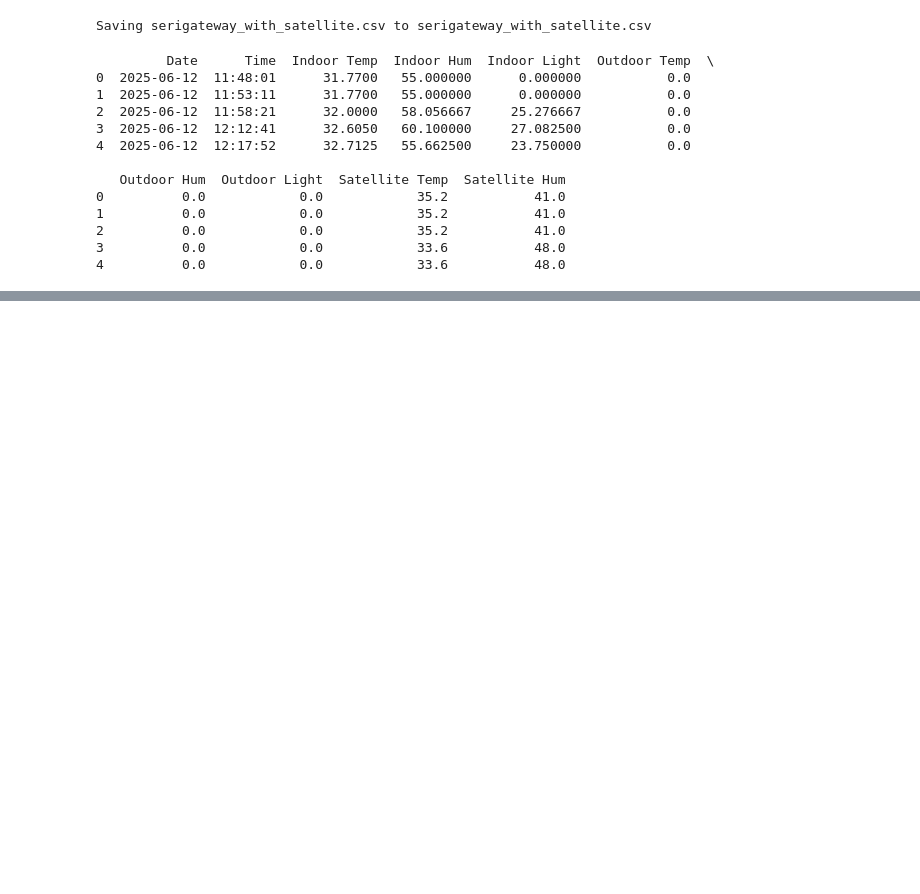
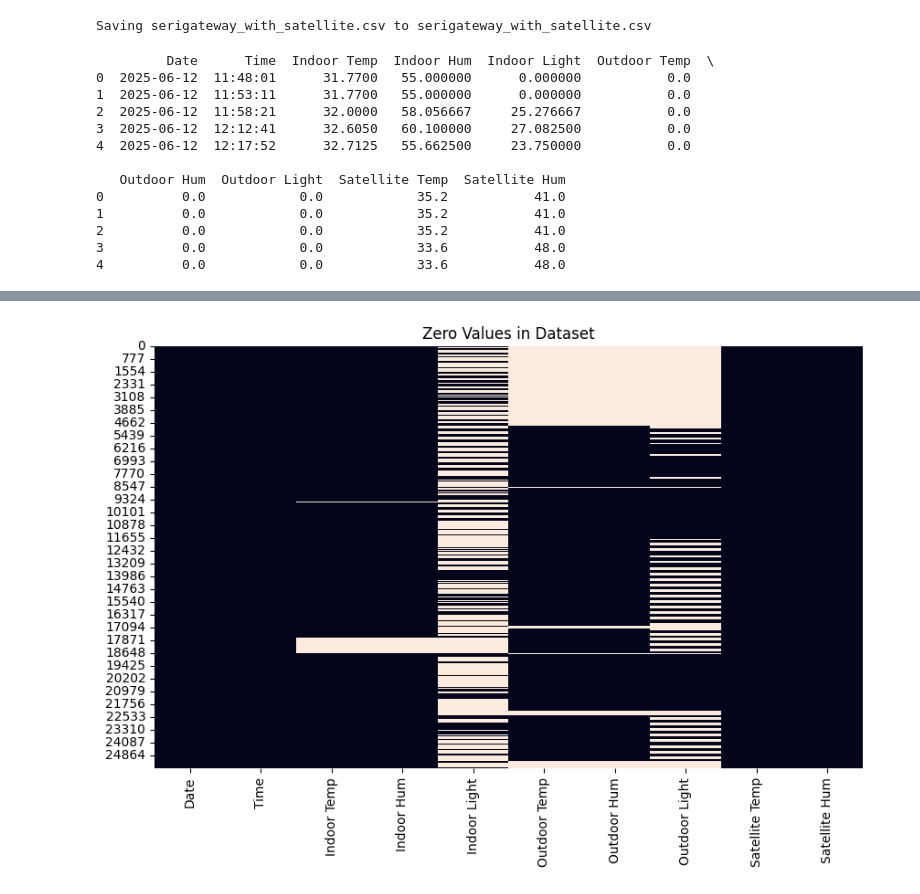
Before and after one commit to Harinadhavasala/Chatbot_Code, a Jupyter notebook: Untitled5.ipynb, the cells around one changed output, grey strips where cells are left out. Cells and saved outputs as stored; diff of their text form; code cells hidden in the pictures; blank space fills up the shorter version.

```diff
--- a/Untitled5.ipynb
+++ b/Untitled5.ipynb
@@ -109,0 +165,10 @@ print(data.head())
+# %%
+zero_mask = data == 0
+
+# Plot heatmap
+plt.figure(figsize=(10,6))
+sns.heatmap(zero_mask, cbar=False)
+plt.title("Zero Values in Dataset")
+plt.show()
+# %% [output]
+[figure, added]
```
Also changed, not shown: parts of 28 cells of this notebook.
